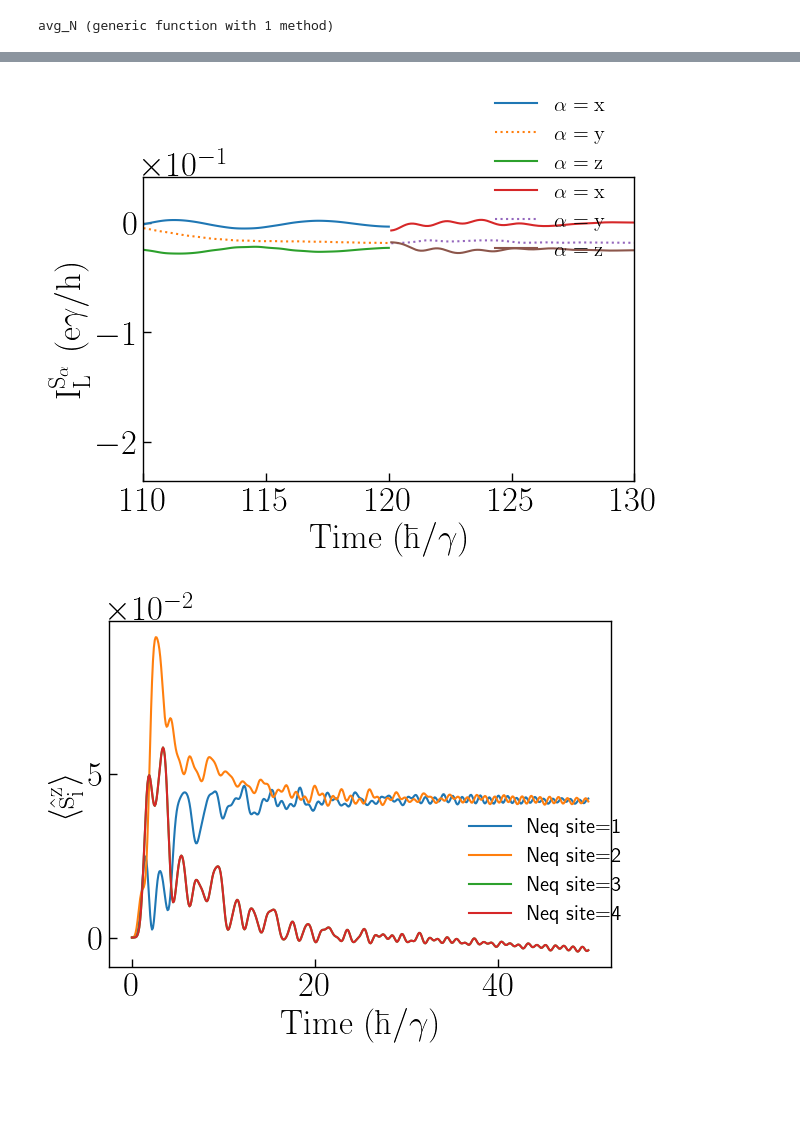
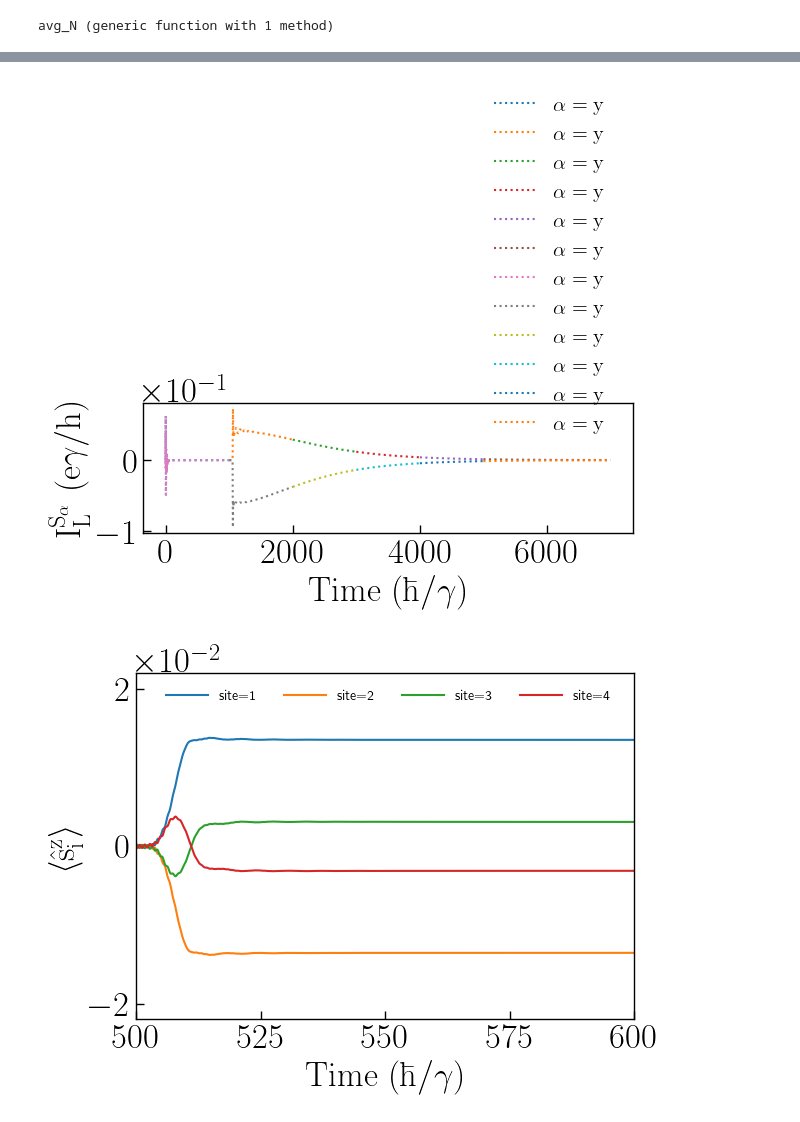
Before and after one commit to Jalil199/TDNEGF, a Jupyter notebook: examples/notebooks/02_spin_dynamics_and_electrons.ipynb, the cells around one changed output, grey strips where cells are left out. Cells and saved outputs as stored; diff of their text form; code cells hidden in the pictures; blank space fills up the shorter version.

```diff
--- a/examples/notebooks/02_spin_dynamics_and_electrons.ipynb
+++ b/examples/notebooks/02_spin_dynamics_and_electrons.ipynb
@@ -207,0 +258,4 @@ time: 200.0
+# %%
+obs2,u02,m02,p02 = spin_dynamics_and_electrons_evolution(obs1.t[end],0.1,3000.0; j_ex = -0.05,j_sd = 0.2,j_ani=1e-4,Bx=0.0,Vb = 2.0,u0=u01,m0=m01,p0=p01)
+
+### 2000 -> 3000
@@ -207,0 +281,3 @@ time: 200.0
+# %%
+obs3,u03,m03,p03 = spin_dynamics_and_electrons_evolution(obs2.t[end],0.1,4000.0; j_ex = -0.05,j_sd = 0.2,j_ani=1e-4,Bx=0.0,Vb = 2.0,u0=u02,m0=m02,p0=p02)
+### 3000 -> 4000
@@ -207,0 +303,3 @@ time: 200.0
+# %%
+obs4,u04,m04,p04 = spin_dynamics_and_electrons_evolution(obs3.t[end],0.1,5000.0; j_ex = -0.05,j_sd = 0.2,j_ani=1e-4,Bx=0.0,Vb = 2.0,u0=u03,m0=m03,p0=p03)
+### 4000 -> 5000
@@ -208,2 +325,7 @@ time: 200.0
 # %%
+obs5,u05,m05,p05 = spin_dynamics_and_electrons_evolution(obs4.t[end],0.1,7000.0; j_ex = -0.05,j_sd = 0.2,j_ani=1e-4,Bx=0.0,Vb = 2.0,u0=u04,m0=m04,p0=p04)
+### 5000 -> 7000
+
 #typeof(obs_AFM.sx_i)
+#obs.t
+#obs1.t[end]
@@ -354,39 +542,51 @@ plt.legend(frameon = false, fontsize = fs-10, loc= (0.7,  0.7))
 PyObject <matplotlib.legend.Legend object at 0x...>
 # %%
 fig,axs = plt.subplots(1,1)
-axs.plot(obs.t,obs.Iαx[1,1,:], label = raw"$\mathrm{\alpha = x}$")
-axs.plot(obs.t,obs.Iαx[1,2,:], label = raw"$\mathrm{\alpha = y}$",ls=":")
-axs.plot(obs.t,obs.Iαx[1,3,:], label = raw"$\mathrm{\alpha = z}$")
+#axs.plot(obs.t,obs1.Iαx[2,1,:], label = raw"$\mathrm{\alpha = x}$")
+axs.plot(obs.t,obs.Iαx[2,3,:], label = raw"$\mathrm{\alpha = y}$",ls=":")
+axs.plot(obs1.t,obs1.Iαx[2,3,:], label = raw"$\mathrm{\alpha = y}$",ls=":")
+axs.plot(obs2.t,obs2.Iαx[2,3,:], label = raw"$\mathrm{\alpha = y}$",ls=":")
+axs.plot(obs3.t,obs3.Iαx[2,3,:], label = raw"$\mathrm{\alpha = y}$",ls=":")
+axs.plot(obs4.t,obs4.Iαx[2,3,:], label = raw"$\mathrm{\alpha = y}$",ls=":")
+axs.plot(obs5.t,obs5.Iαx[2,3,:], label = raw"$\mathrm{\alpha = y}$",ls=":")
+#axs.plot(obs.t,obs1.Iαx[2,3,:], label = raw"$\mathrm{\alpha = z}$")
+#axs.plot(obs.t,obs.Iαx[1,2,:], label = raw"$\mathrm{\alpha = y}$",ls=":")
+#axs.plot(obs_AFM.t,obs_AFM.Iαx[2,2,:], label = raw"$\mathrm{\alpha = y}$",ls=":")
 
-#axs.plot(obs_AFM.t,obs_AFM.Iαx[2,2,:], label = raw"$\mathrm{\alpha = y}$",ls=":")
+axs.plot(obs.t,obs.Iαx[1,3,:], label = raw"$\mathrm{\alpha = y}$",ls=":")
+axs.plot(obs1.t,obs1.Iαx[1,3,:], label = raw"$\mathrm{\alpha = y}$",ls=":")
+axs.plot(obs2.t,obs2.Iαx[1,3,:], label = raw"$\mathrm{\alpha = y}$",ls=":")
+axs.plot(obs3.t,obs3.Iαx[1,3,:], label = raw"$\mathrm{\alpha = y}$",ls=":")
+axs.plot(obs4.t,obs4.Iαx[1,3,:], label = raw"$\mathrm{\alpha = y}$",ls=":")
+axs.plot(obs5.t,obs5.Iαx[1,3,:], label = raw"$\mathrm{\alpha = y}$",ls=":")
 
 # axs.plot(obs2.t .+obs.t[end],obs2.Iαx[1,1,:], label = raw"$\mathrm{\alpha = x}$")
 # axs.plot(obs2.t .+obs.t[end],obs2.Iαx[1,2,:], label = raw"$\mathrm{\alpha = y}$",ls=":")
 # axs.plot(obs2.t .+obs.t[end],obs2.Iαx[1,3,:], label = raw"$\mathrm{\alpha = z}$")
 
 
-axs.plot(obs1.t,obs1.Iαx[1,1,:], label = raw"$\mathrm{\alpha = x}$")
-axs.plot(obs1.t,obs1.Iαx[1,2,:], label = raw"$\mathrm{\alpha = y}$",ls=":")
-axs.plot(obs1.t,obs1.Iαx[1,3,:], label = raw"$\mathrm{\alpha = z}$")
+# axs.plot(obs1.t,obs1.Iαx[1,1,:], label = raw"$\mathrm{\alpha = x}$")
+# axs.plot(obs1.t,obs1.Iαx[1,2,:], label = raw"$\mathrm{\alpha = y}$",ls=":")
+# axs.plot(obs1.t,obs1.Iαx[1,3,:], label = raw"$\mathrm{\alpha = z}$")
 
 
 #axs.plot(obs.t,obs.Iαx[2,2,:], label = raw"$\mathrm{\alpha = y}$",ls=":")
 
 #axs.plot(obs.t,obs.Iαx[2,2,:], label = raw"$\mathrm{\alpha = y}$",ls=":")
 axs.set_ylabel(raw"$\mathrm{I^{S_{\alpha}}_L\ (e\gamma/h)}$", fontsize = fs)
 axs.set_xlabel(raw"$\mathrm{Time\ (\hbar/\gamma)}$",fontsize = fs)
 axs.tick_params(axis="both", which="both", labelsize=fs,direction="in", length=6,width=1)
 axs.ticklabel_format(axis="y", style="sci", scilimits=(-1,2), useMathText=true)
 axs.yaxis.offsetText.set_fontsize(fs)
 #axs.axhline(0.08)
 plt.legend(frameon = false, fontsize = fs-10, loc= (0.7,  0.7))
-plt.xlim(110,130)
+#plt.xlim(110,130)
 #axs.set_ylim(-2e-1,2e-1)
 #axs.set_ylim(-2e-5,2e-5)
 #plt.xlim(0,200)
 plt.tight_layout()
 # %% [output]
-[figure, old version]
+[figure, new version]
 # %%
 
 
@@ -394,12 +594,7 @@ fig,axs =  plt.subplots(1,1)
 site = 1
 sites = 1:4#2:2:12#range(1,4)
 for site in sites
-
-    #axs.plot(obs2.t,obs2.σx_i[site,1,:],label= "site=$(site)")#,alpha =1-0.2*i ) ### Charge bound current
-    #axs.plot(obs.t,obs.σx_i[site,2,:],label= raw"$\alpha=y$ ")
-    axs.plot(obs.t,obs.σx_i[site,3,:],label= "Neq site=$(site)")
-    #axs.plot(obs.t,obs.σx_i_eq[site,3,:],label= "Eq site=$(site)")
-    #axs.plot(obs2.t .+obs.t[end],obs2.σx_i[site,3,:],label= raw"$\alpha=z$ ")
+    axs.plot(obs.t,obs.σx_i[site,1,:],label= "site=$(site)")
 end
 
 axs.set_ylabel(raw"$\langle\mathrm{\hat{s}^{z}_i}\rangle$", fontsize = fs)
@@ -407,8 +602,9 @@ axs.set_xlabel(raw"$\mathrm{Time\ (\hbar/\gamma)}$",fontsize = fs)
 axs.tick_params(axis="both", which="both", labelsize=fs,direction="in", length=6,width=1)
 axs.ticklabel_format(axis="y", style="sci", scilimits=(-1,2), useMathText=true)
 axs.yaxis.offsetText.set_fontsize(fs)
-plt.legend(frameon = false, fontsize = fs-10, loc= (0.7,  0.1))
-#plt.xlim(200,300)
+plt.legend(frameon = false, fontsize = fs-15, loc= (0.05,  0.9),ncol=4, handlelength=3.0)
+plt.xlim(500,600)
+plt.ylim(-2.2e-2,2.2e-2)
 plt.tight_layout()
 # %% [output]
-[figure, old version]
+[figure, new version]
```
Also changed, not shown: parts of 19 cells of this notebook, 4 other files.
